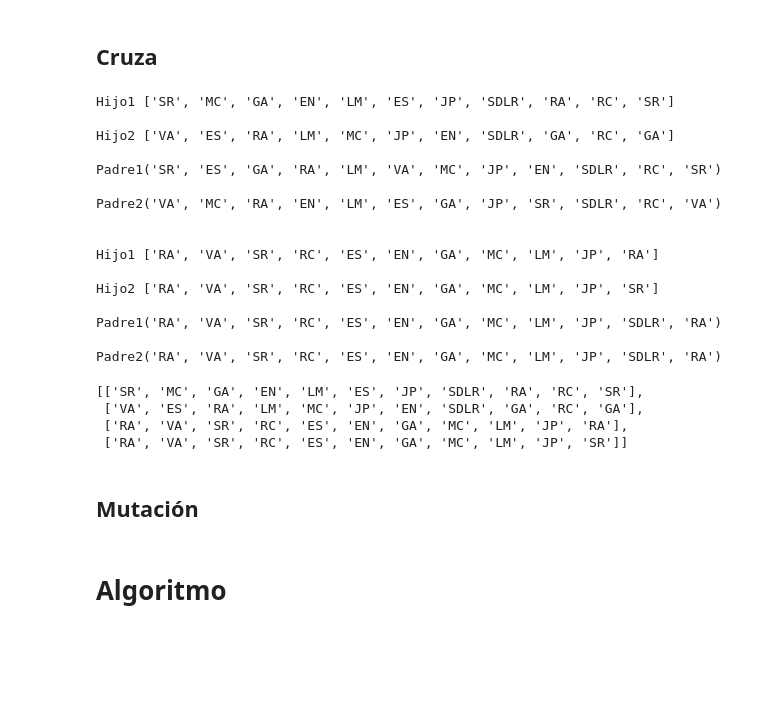
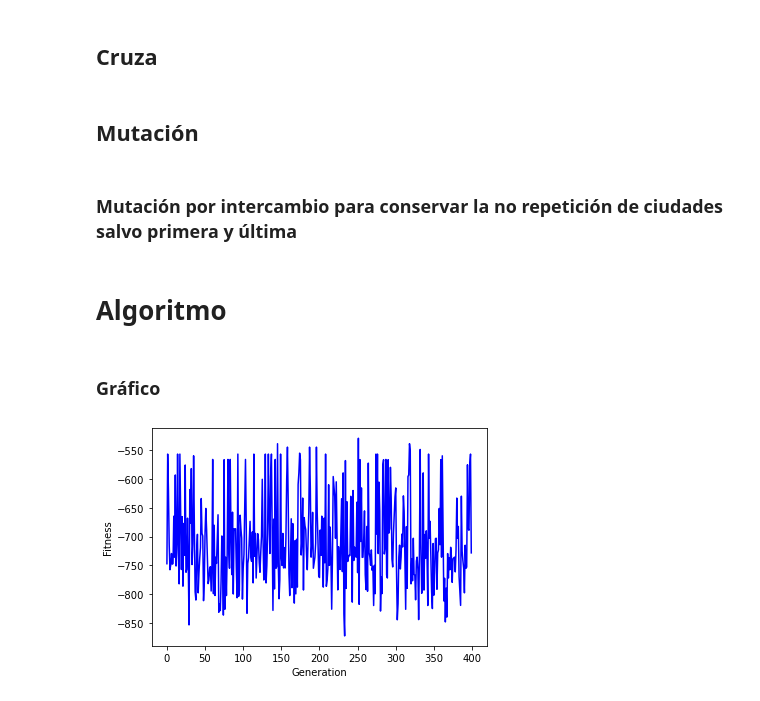
Before and after one commit to sebaF96/ai, a Jupyter notebook: tp5/Ejercicio2.ipynb, the cells around one changed output. Drawn from its saved outputs; the diff is of its cells as text; code cells hidden in the pictures; blank space fills up the shorter version.

```diff
--- a/tp5/Ejercicio2.ipynb
+++ b/tp5/Ejercicio2.ipynb
@@ -188,41 +142,56 @@ def uniform_cross(parents: list) -> list:
 
         # Correción para que el último valor
         if child1[0] != child1[len(child1) -1]:
-            child1[len(child1) -1] = child1[0]
+            child1.append(child1[0])
         if child2[0] != child2[len(child2) -1]:
-            child2[len(child2) -1] = child1[2]
-
-        print(f"Hijo1 {child1} \n\nHijo2 {child2}\n\nPadre1{parent1}\n\nPadre2{parent2}\n\n")
+            child2.append(child2[0])
 
         silbings.append(child1)
         silbings.append(child2)
 
     return silbings
-
-silbings = uniform_cross(parents)
-silbings
-# %% [output]
-Hijo1 ['SR', 'MC', 'GA', 'EN', 'LM', 'ES', 'JP', 'SDLR', 'RA', 'RC', 'SR']
-
-Hijo2 ['VA', 'ES', 'RA', 'LM', 'MC', 'JP', 'EN', 'SDLR', 'GA', 'RC', 'GA']
-
-Padre1('SR', 'ES', 'GA', 'RA', 'LM', 'VA', 'MC', 'JP', 'EN', 'SDLR', 'RC', 'SR')
-
-Padre2('VA', 'MC', 'RA', 'EN', 'LM', 'ES', 'GA', 'JP', 'SR', 'SDLR', 'RC', 'VA')
-
-
-Hijo1 ['RA', 'VA', 'SR', 'RC', 'ES', 'EN', 'GA', 'MC', 'LM', 'JP', 'RA']
-
-Hijo2 ['RA', 'VA', 'SR', 'RC', 'ES', 'EN', 'GA', 'MC', 'LM', 'JP', 'SR']
-
-Padre1('RA', 'VA', 'SR', 'RC', 'ES', 'EN', 'GA', 'MC', 'LM', 'JP', 'SDLR', 'RA')
-
-Padre2('RA', 'VA', 'SR', 'RC', 'ES', 'EN', 'GA', 'MC', 'LM', 'JP', 'SDLR', 'RA')
-[['SR', 'MC', 'GA', 'EN', 'LM', 'ES', 'JP', 'SDLR', 'RA', 'RC', 'SR'],
- ['VA', 'ES', 'RA', 'LM', 'MC', 'JP', 'EN', 'SDLR', 'GA', 'RC', 'GA'],
- ['RA', 'VA', 'SR', 'RC', 'ES', 'EN', 'GA', 'MC', 'LM', 'JP', 'RA'],
- ['RA', 'VA', 'SR', 'RC', 'ES', 'EN', 'GA', 'MC', 'LM', 'JP', 'SR']]
 # %% [markdown]
 ## Mutación
+# %% [markdown]
+### Mutación por intercambio para conservar la no repetición de ciudades salvo primera y última
+# %%
+def mutate_children(children: list) -> list:
+    mut_prob = 0.666
+    for child in children:
+
+        should_mutate = round(random.uniform(0, 1), 3) < mut_prob
+
+        if not should_mutate:
+            continue
+
+        index = random.choice(list(range(1, 11)))
+        index2 = random.choice(list(range(1, 11)))
+
+        child[index], child[index2] = child[index2], child[index]
 # %% [markdown]
 # Algoritmo
+# %%
+best_trips = []
+generation = []
+population = random_combinations
+for i in range(400):
+    adapted_population = adaptation_function(population)
+    parents = ranking_selection(adapted_population, population)
+    silbings = uniform_cross(parents)
+    mutate_children(silbings)
+
+    new_population = silbings
+    new_population.extend(parents)
+    best_trip = max(adaptation_function(new_population))
+    best_trips.append(best_trip)
+    generation.append(i)
+# %% [markdown]
+### Gráfico
+# %%
+fig, ax = plt.subplots()
+ax.plot(generation, best_trips, 'b')
+ax.set_ylabel('Fitness')
+ax.set_xlabel('Generation')
+plt.show()
+# %% [output]
+[figure, added]
```
Also changed, not shown: parts of 9 cells of this notebook.
